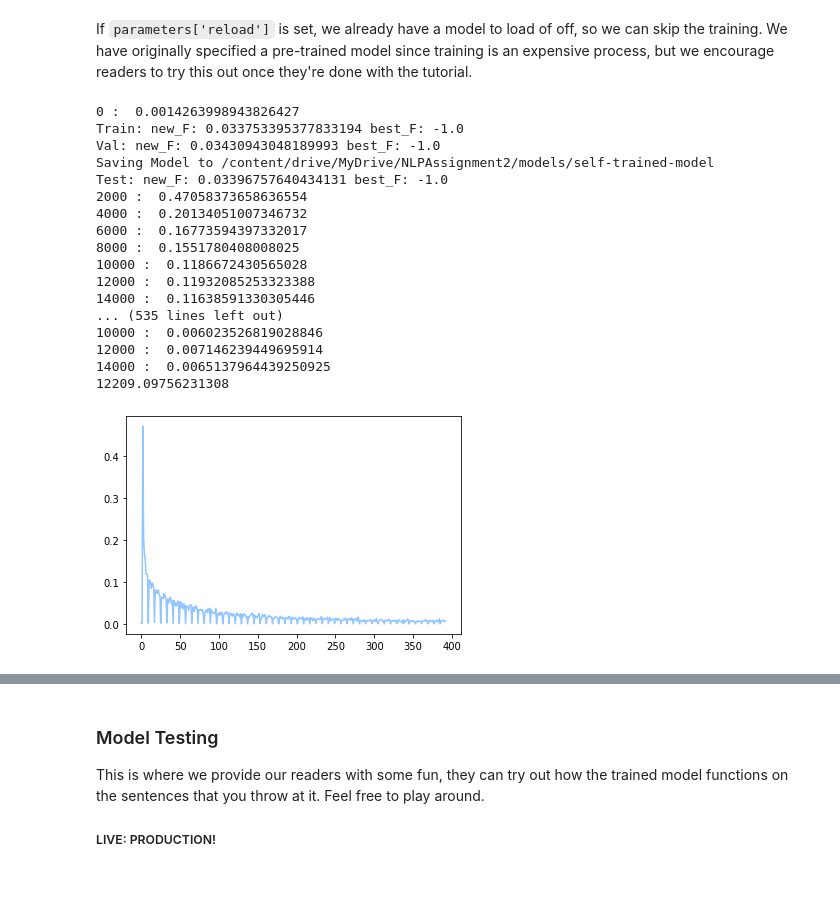
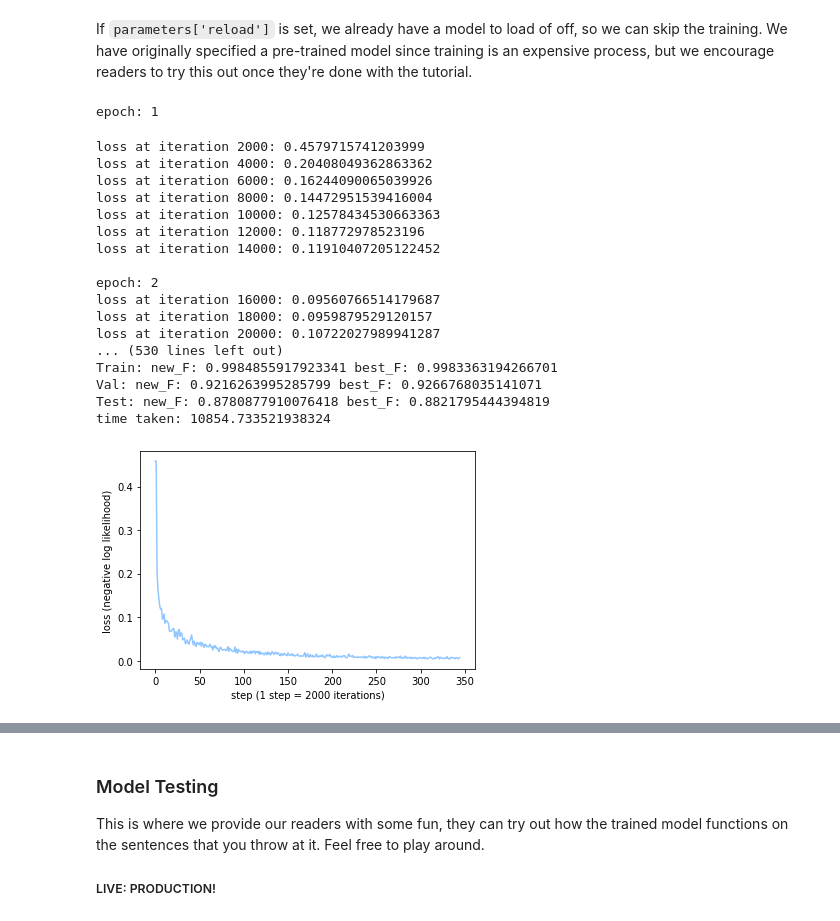
Before and after one commit to jsheng1996/NLPAssignment2, a Jupyter notebook: 2.2 ner/q2_part_1to3.ipynb, the cells around one changed output, grey strips where cells are left out. Saved outputs shown, nothing was run; the diff lists cells and outputs as text; code cells hidden in the pictures; blank space fills up the shorter version.

```diff
--- a/2.2 ner/q2_part_1to3.ipynb
+++ b/2.2 ner/q2_part_1to3.ipynb
@@ -1351,11 +1351,14 @@ If `parameters['reload']` is set, we already have a model to load of off, so we
 parameters['reload'] = False  # comment away to skip training
 
 if not parameters['reload']:
-    tr = time.time()
+    start_time = time.time()
     model.train(True)
 
     for epoch in range(1, number_of_epochs):
-        for count, index in enumerate(np.random.permutation(len(train_data))):
+        print(f'\nepoch: {epoch}')
+
+        for i, index in enumerate(np.random.permutation(len(train_data))):
+            count += 1
             data = train_data[index]
 
             # gradient updates for each data entry
@@ -1415,7 +1418,7 @@ if not parameters['reload']:
             # Storing loss
             if count % plot_every == 0:
                 loss /= plot_every
-                print(count, ': ', loss)
+                print(f'loss at iteration {count}: {loss}')
 
                 if losses == []:
                     losses.append(loss)
@@ -1442,30 +1445,36 @@ if not parameters['reload']:
             if count % len(train_data) == 0:
                 adjust_learning_rate(optimizer, lr=learning_rate/(1+decay_rate*count/len(train_data)))
 
-    print(time.time() - tr)
-    plt.plot(losses)
-    plt.show()
+    time_taken = time.time() - start_time
+    print(f'time taken: {time_taken}')
 
 if not parameters['reload']:
     #reload the best model saved from training
     model.load_state_dict(torch.load(model_name))
 # %% [output]
-0 :  0.0014263998943826427
-Train: new_F: 0.033753395377833194 best_F: -1.0
-Val: new_F: 0.03430943048189993 best_F: -1.0
-Saving Model to /content/drive/MyDrive/NLPAssignment2/models/self-trained-model
-Test: new_F: 0.03396757640434131 best_F: -1.0
-2000 :  0.47058373658636554
-4000 :  0.20134051007346732
-6000 :  0.16773594397332017
-8000 :  0.1551780408008025
-10000 :  0.1186672430565028
-12000 :  0.11932085253323388
-14000 :  0.11638591330305446
-... (535 lines left out)
-10000 :  0.006023526819028846
-12000 :  0.007146239449695914
-14000 :  0.0065137964439250925
-12209.09756231308
+epoch: 1
-[figure, removed]
+loss at iteration 2000: 0.4579715741203999
+loss at iteration 4000: 0.20408049362863362
+loss at iteration 6000: 0.16244090065039926
+loss at iteration 8000: 0.14472951539416004
+loss at iteration 10000: 0.12578434530663363
+loss at iteration 12000: 0.118772978523196
+loss at iteration 14000: 0.11910407205122452
+
+epoch: 2
+loss at iteration 16000: 0.09560766514179687
+loss at iteration 18000: 0.0959879529120157
+loss at iteration 20000: 0.10722027989941287
+... (530 lines left out)
+Train: new_F: 0.9984855917923341 best_F: 0.9983363194266701
+Val: new_F: 0.9216263995285799 best_F: 0.9266768035141071
+Test: new_F: 0.8780877910076418 best_F: 0.8821795444394819
+time taken: 10854.733521938324
+# %%
+plt.plot(losses)
+plt.xlabel('step (1 step = 2000 iterations)')
+plt.ylabel('loss (negative log likelihood)')
+plt.show()
+# %% [output]
+[figure, added]
 # %%
```
Also changed, not shown: parts of 7 cells of this notebook, 1 other file.
